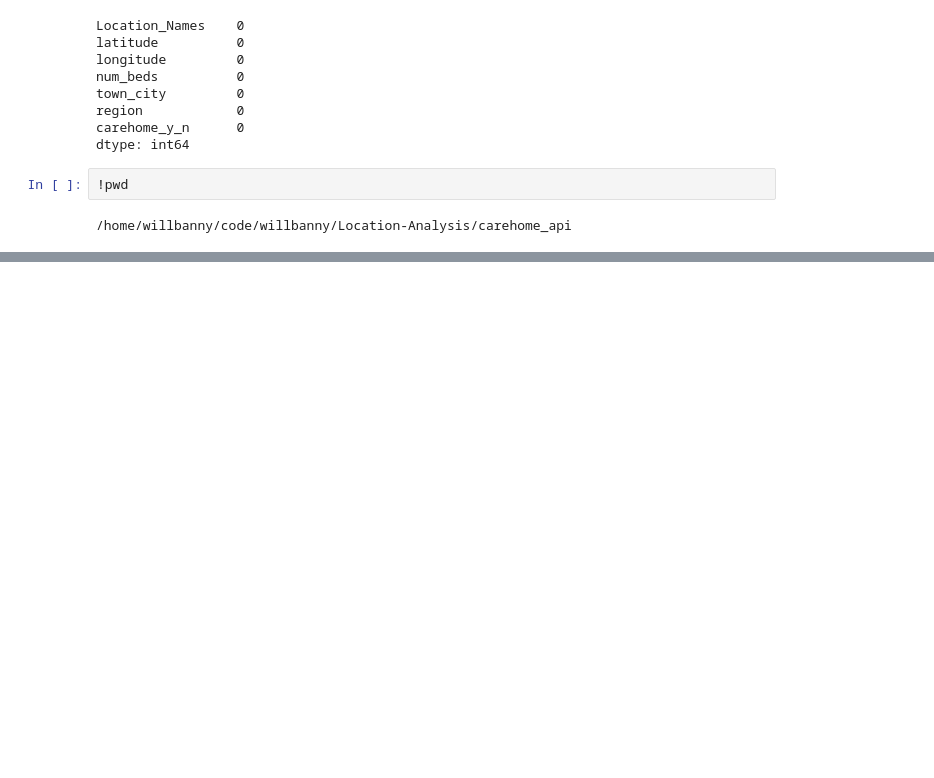
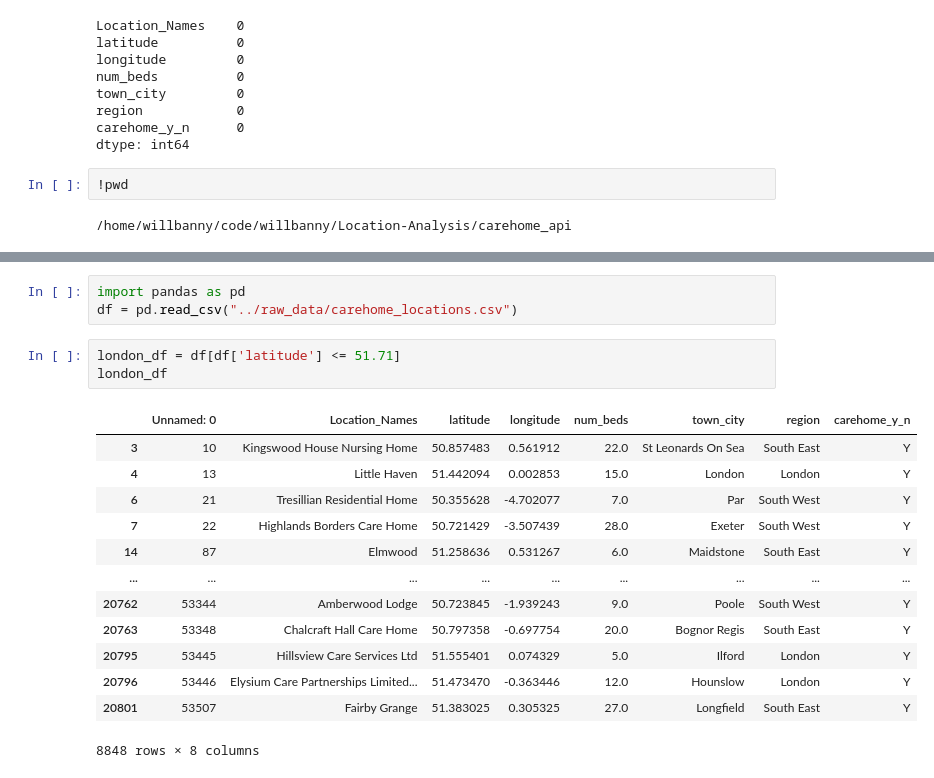
Before and after one commit to willbanny/Location-Analysis, a Jupyter notebook: carehome_api/carehome_api_coords.ipynb, the cells around one changed output, grey strips where cells are left out. Cells and saved outputs as stored; diff of their text form; blank space fills up the shorter version.

```diff
--- a/carehome_api/carehome_api_coords.ipynb
+++ b/carehome_api/carehome_api_coords.ipynb
@@ -288,0 +281,20 @@ mapObj
+# %%
+import pandas as pd
+df = pd.read_csv("../raw_data/carehome_locations.csv")
+# %%
+london_df = df[df['latitude'] <= 51.71]
+london_df
+# %% [output]
+|  | Unnamed: 0 | Location_Names | latitude | longitude | num_beds | town_city | region | carehome_y_n |
+| 3 | 10 | Kingswood House Nursing Home | 50.857483 | 0.561912 | 22.0 | St Leonards On Sea | South East | Y |
+| 4 | 13 | Little Haven | 51.442094 | 0.002853 | 15.0 | London | London | Y |
+| 6 | 21 | Tresillian Residential Home | 50.355628 | -4.702077 | 7.0 | Par | South West | Y |
+| 7 | 22 | Highlands Borders Care Home | 50.721429 | -3.507439 | 28.0 | Exeter | South West | Y |
+| 14 | 87 | Elmwood | 51.258636 | 0.531267 | 6.0 | Maidstone | South East | Y |
+| ... | ... | ... | ... | ... | ... | ... | ... | ... |
+| 20762 | 53344 | Amberwood Lodge | 50.723845 | -1.939243 | 9.0 | Poole | South West | Y |
+| 20763 | 53348 | Chalcraft Hall Care Home | 50.797358 | -0.697754 | 20.0 | Bognor Regis | South East | Y |
+| 20795 | 53445 | Hillsview Care Services Ltd | 51.555401 | 0.074329 | 5.0 | Ilford | London | Y |
+| 20796 | 53446 | Elysium Care Partnerships Limited... | 51.473470 | -0.363446 | 12.0 | Hounslow | London | Y |
+| 20801 | 53507 | Fairby Grange | 51.383025 | 0.305325 | 27.0 | Longfield | South East | Y |
+8848 rows × 8 columns
```
Also changed, not shown: parts of 15 cells of this notebook, 4 other files.
